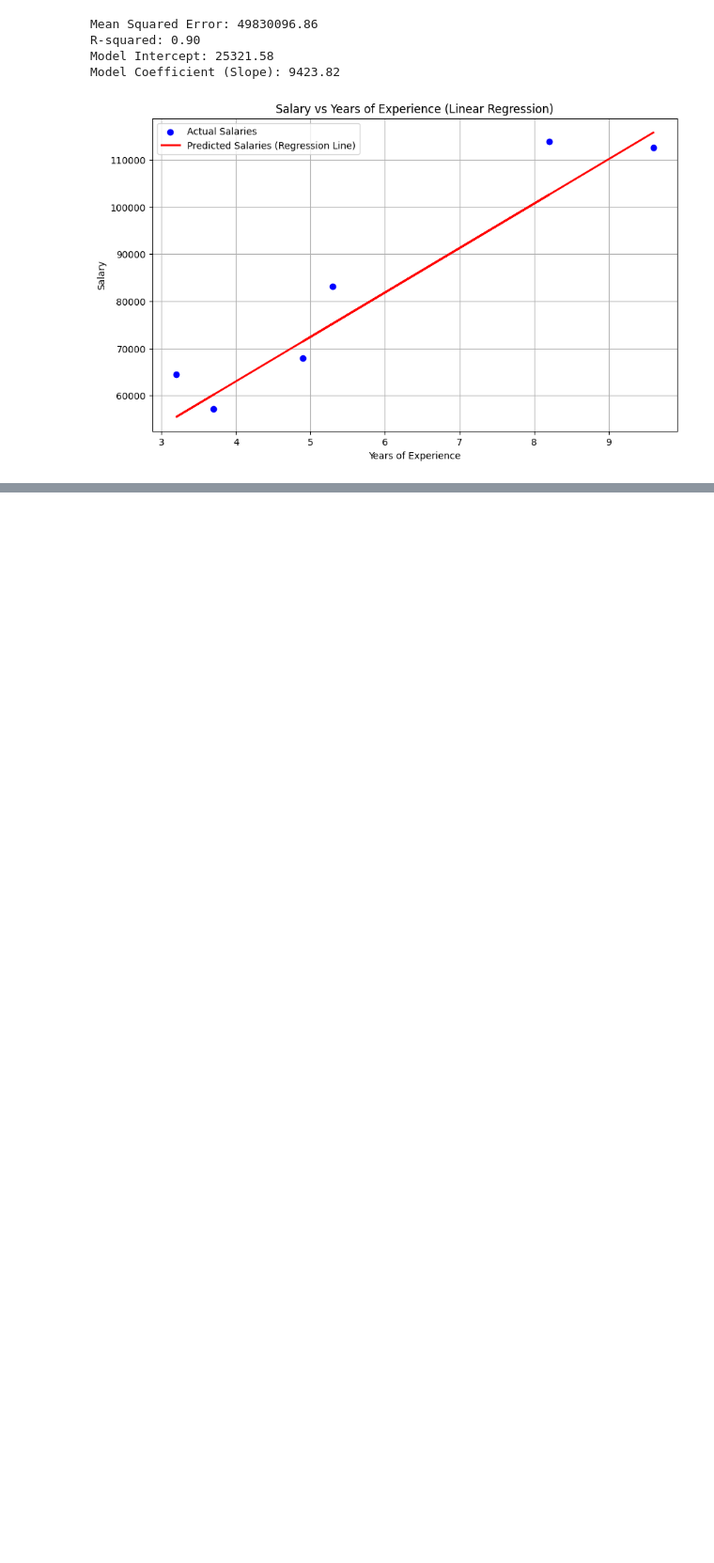
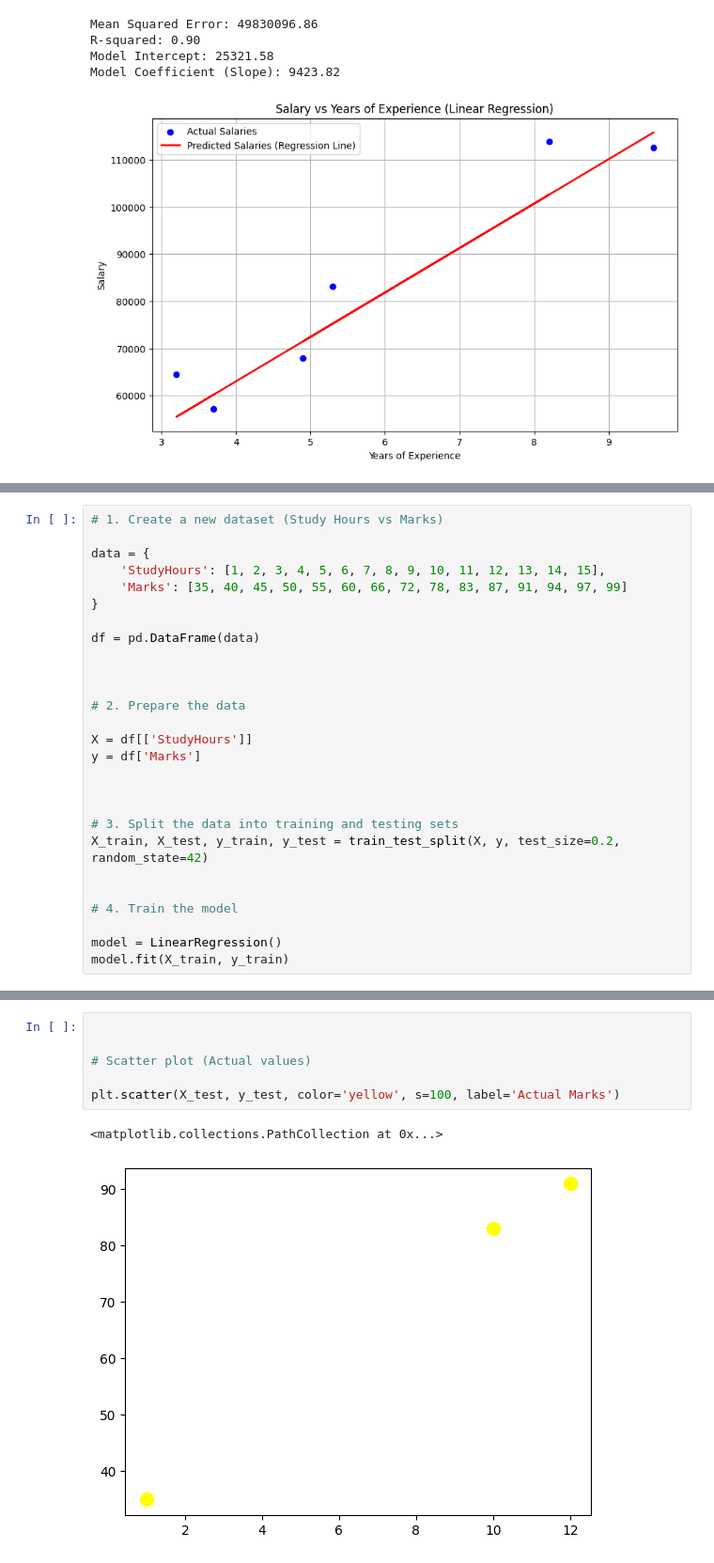
Before and after one commit to shrijav22/ML_LAB_2026-2027, a Jupyter notebook: linear_regression.ipynb, the cells around one changed output, grey strips where cells are left out. Shown at 94% size. Cells and saved outputs as stored; diff of their text form; blank space fills up the shorter version.

```diff
--- a/linear_regression.ipynb
+++ b/linear_regression.ipynb
@@ -78,0 +153,27 @@ Model Coefficient (Slope): 9423.82
+# %%
+# 1. Create a new dataset (Study Hours vs Marks)
+
+data = {
+    'StudyHours': [1, 2, 3, 4, 5, 6, 7, 8, 9, 10, 11, 12, 13, 14, 15],
+    'Marks': [35, 40, 45, 50, 55, 60, 66, 72, 78, 83, 87, 91, 94, 97, 99]
+}
+
+df = pd.DataFrame(data)
+
+
+
+# 2. Prepare the data
+
+X = df[['StudyHours']]
+y = df['Marks']
+
+
+
+# 3. Split the data into training and testing sets
+X_train, X_test, y_train, y_test = train_test_split(X, y, test_size=0.2, random_state=42)
+
+
+# 4. Train the model
+
+model = LinearRegression()
+model.fit(X_train, y_train)
@@ -78,0 +212,9 @@ Model Coefficient (Slope): 9423.82
+# %%
+
+
+# Scatter plot (Actual values)
+
+plt.scatter(X_test, y_test, color='yellow', s=100, label='Actual Marks')
+# %% [output]
+<matplotlib.collections.PathCollection at 0x...>
+[figure, added]
```
Also changed, not shown: parts of 7 cells of this notebook.
